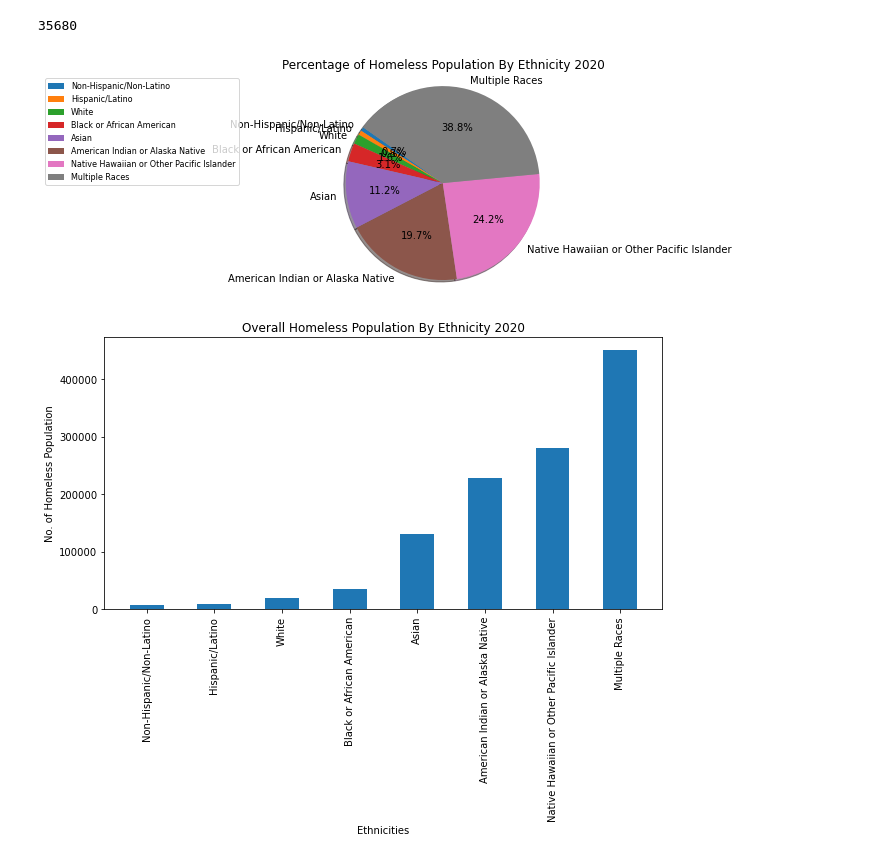
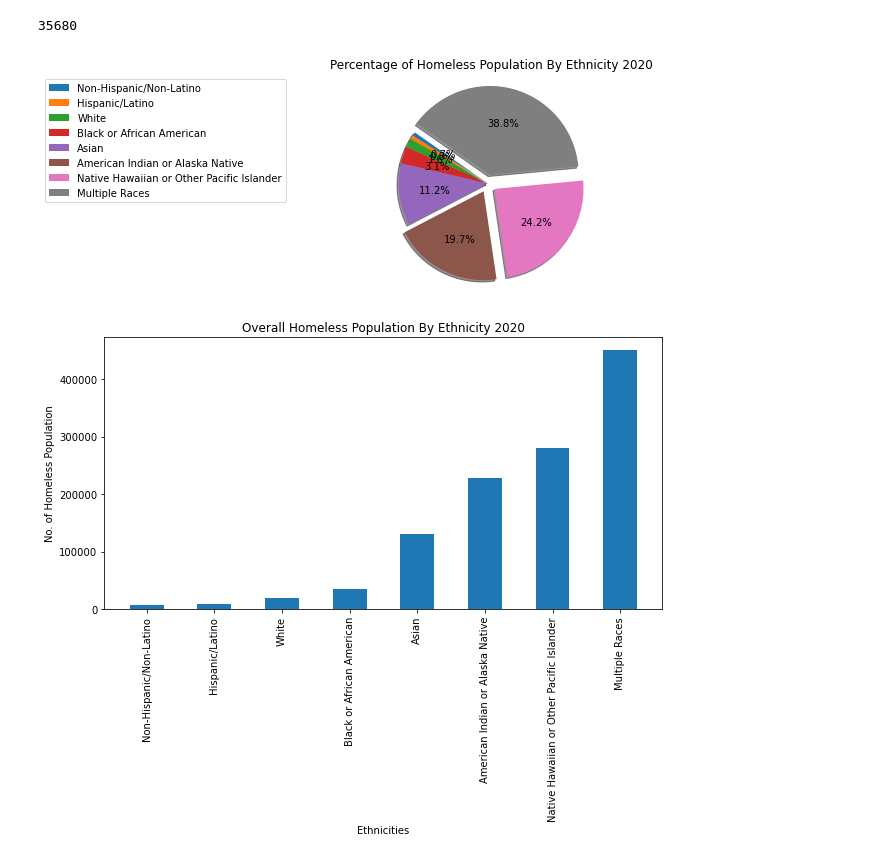
Before and after one commit to esther2897/project_one, a Jupyter notebook: 2020 Homeless Data.ipynb, the cells around one changed output. Saved outputs shown, nothing was run; the diff lists cells and outputs as text; code cells hidden in the pictures.

```diff
--- a/2020 Homeless Data.ipynb
+++ b/2020 Homeless Data.ipynb
@@ -153,28 +154,28 @@ print(converted_total_multiple_races)
 # %%
 
 
 labels = ['Non-Hispanic/Non-Latino','Hispanic/Latino', 'White', 'Black or African American', 'Asian', 'American Indian or Alaska Native','Native Hawaiian or Other Pacific Islander','Multiple Races']
 data = [converted_total_nonhispanic_nonlatino,converted_total_hispanic_latino,converted_total_white,converted_total_black__or_african_american,converted_total_asian,converted_total_american_indian_or_alaskan_native,converted_total_native_hawaiian_or_other_pacific_islander,converted_total_multiple_races]
 
 data=sorted(data)
 
-# only "explode" the 2nd slice (i.e. 'Hogs')
-# explode = (0, 0.1, 0.1)
+
+explode = (0,0,0,0,0,0.1,0.1,0.1)
 
 #add colors
 # colors = ['#D61E14','#14CCD6', '#30D614']
 fig1, ax1 = plt.subplots()
-ax1.pie(data, labels = labels, autopct='%1.1f%%',
+ax1.pie(data, labels = None, explode = explode, autopct='%1.1f%%',
         shadow=True, startangle=145)
 
-plt.legend(labels, loc='best', bbox_to_anchor=(-0.1, 1.),fontsize=8)
+plt.legend(labels, loc='best', bbox_to_anchor=(-0.1, 1.),fontsize=10)
 # Equal aspect ratio ensures that pie is drawn as a circle
 ax1.axis('equal')
 plt.title('Percentage of Homeless Population By Ethnicity 2020')
 # plt.tight_layout()
 plt.show()
 # %% [output]
-[figure, old version]
+[figure, new version]
 # %%
 ethnicity = ['Non-Hispanic/Non-Latino','Hispanic/Latino', 'White', 'Black or African American', 'Asian', 'American Indian or Alaska Native','Native Hawaiian or Other Pacific Islander','Multiple Races']
 values = [converted_total_nonhispanic_nonlatino,converted_total_hispanic_latino,converted_total_white,converted_total_black__or_african_american,converted_total_asian,converted_total_american_indian_or_alaskan_native,converted_total_native_hawaiian_or_other_pacific_islander,converted_total_multiple_races]
```
Also changed, not shown: parts of 4 cells of this notebook, 3 other files.
